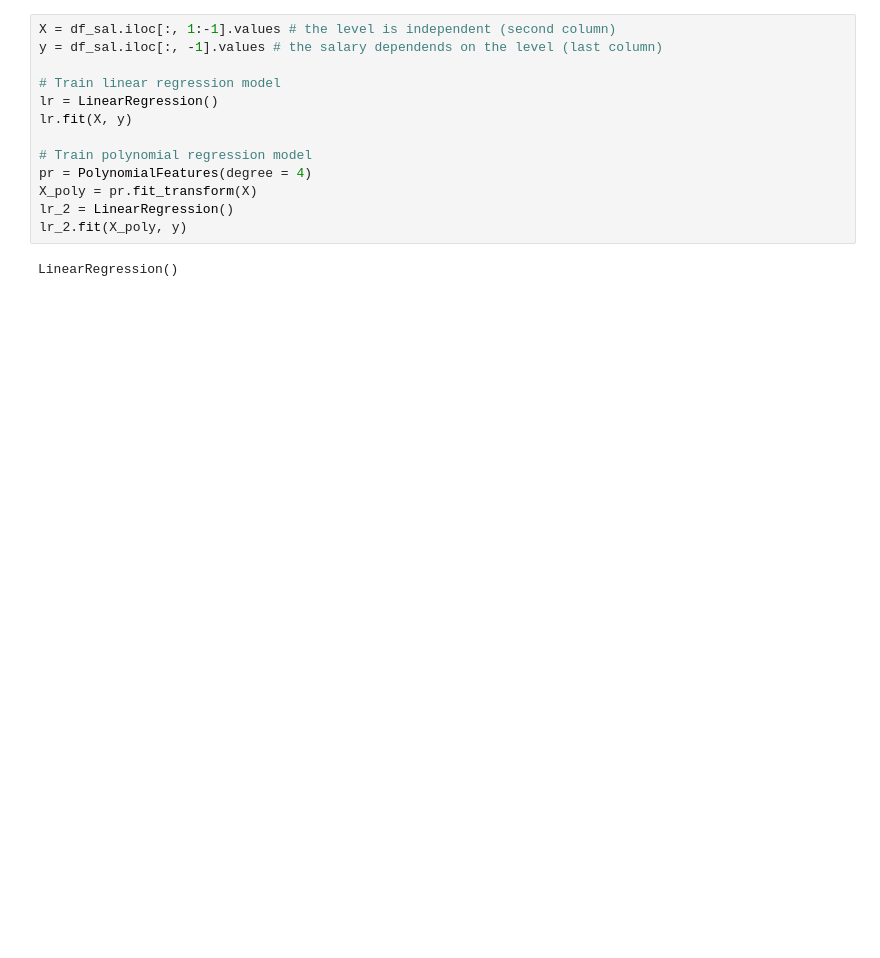
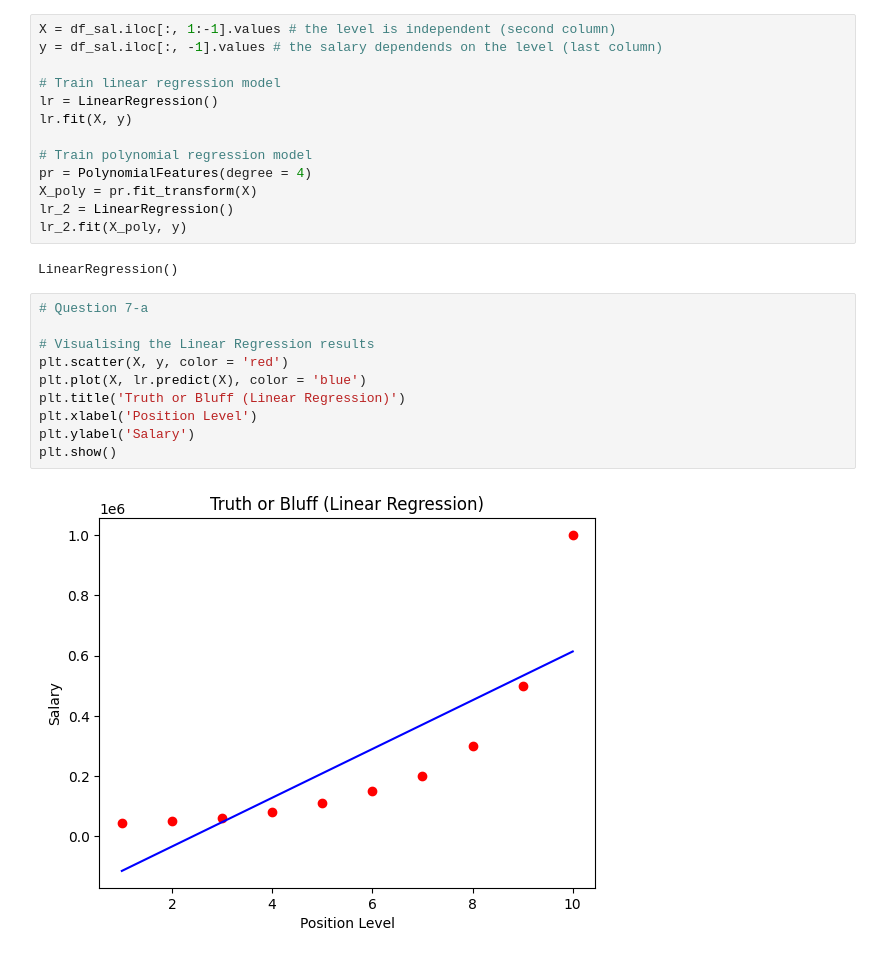
Before and after one commit to mo-hamedaziz/Machine-Learning-Labs, a Jupyter notebook: TP4/tp4.ipynb, the cells around one changed output. Cells and saved outputs as stored; diff of their text form; blank space fills up the shorter version.

```diff
--- a/TP4/tp4.ipynb
+++ b/TP4/tp4.ipynb
@@ -393,3 +471,15 @@ lr_2 = LinearRegression()
 lr_2.fit(X_poly, y)
 # %% [output]
 LinearRegression()
+# %%
+# Question 7-a
+
+# Visualising the Linear Regression results
+plt.scatter(X, y, color = 'red')
+plt.plot(X, lr.predict(X), color = 'blue')
+plt.title('Truth or Bluff (Linear Regression)')
+plt.xlabel('Position Level')
+plt.ylabel('Salary')
+plt.show()
+# %% [output]
+[figure, added]
```
Also changed, not shown: parts of 36 cells of this notebook, 2 other files.
